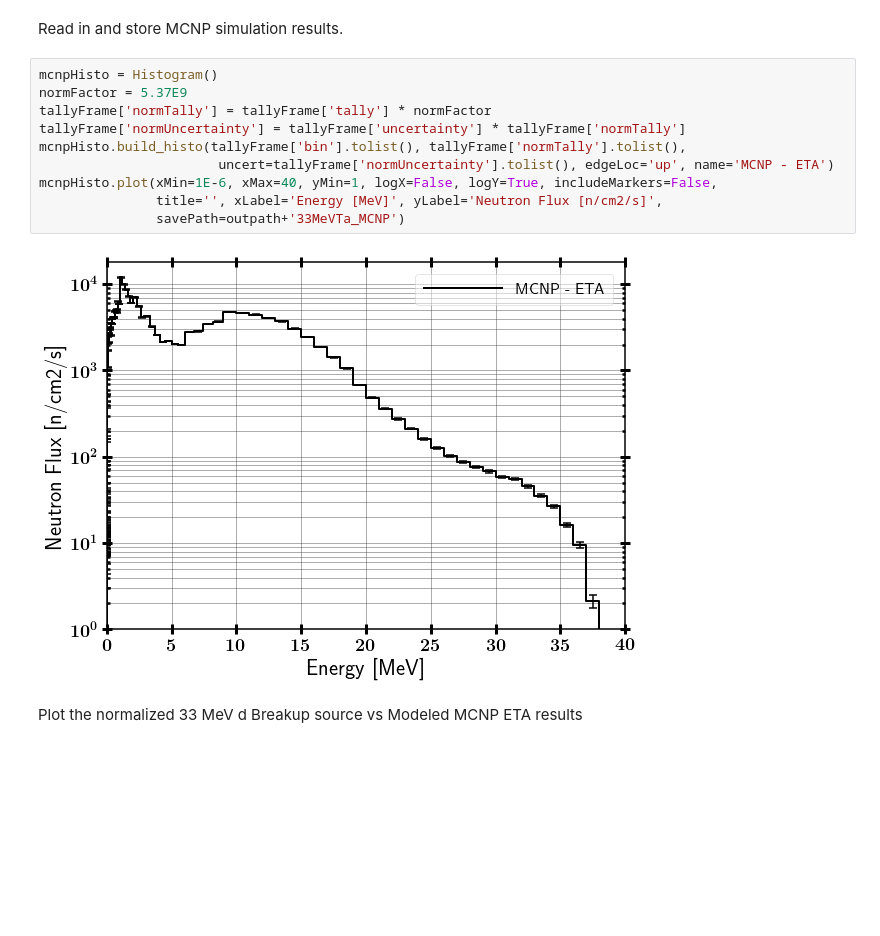
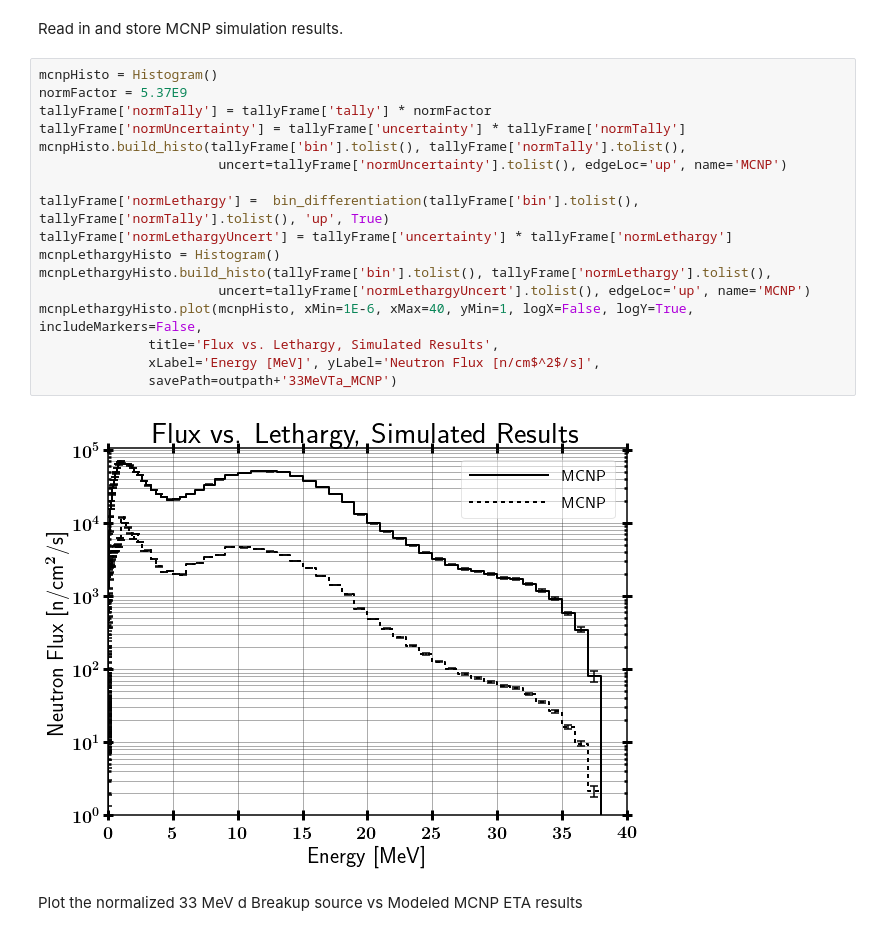
Before and after one commit to 2lambda123/88_Data, a Jupyter notebook: Experiments/Activation/33MeVTa_25Apr/Unfold/ETA/STAYSL_ETA_Input-&-Analysis.ipynb, the cells around one changed output. Saved outputs shown, nothing was run; the diff lists cells and outputs as text; blank space fills up the shorter version.

Commit message:
Added lethargic plots to ETA notebook

```diff
--- a/Experiments/Activation/33MeVTa_25Apr/Unfold/ETA/STAYSL_ETA_Input-&-Analysis.ipynb
+++ b/Experiments/Activation/33MeVTa_25Apr/Unfold/ETA/STAYSL_ETA_Input-&-Analysis.ipynb
@@ -179,15 +209,22 @@ Read in and store MCNP simulation results.
 # %%
 mcnpHisto = Histogram()
 normFactor = 5.37E9
 tallyFrame['normTally'] = tallyFrame['tally'] * normFactor
 tallyFrame['normUncertainty'] = tallyFrame['uncertainty'] * tallyFrame['normTally']
 mcnpHisto.build_histo(tallyFrame['bin'].tolist(), tallyFrame['normTally'].tolist(),
-                       uncert=tallyFrame['normUncertainty'].tolist(), edgeLoc='up', name='MCNP - ETA')
-mcnpHisto.plot(xMin=1E-6, xMax=40, yMin=1, logX=False, logY=True, includeMarkers=False,
-               title='', xLabel='Energy [MeV]', yLabel='Neutron Flux [n/cm2/s]',
-               savePath=outpath+'33MeVTa_MCNP')
+                       uncert=tallyFrame['normUncertainty'].tolist(), edgeLoc='up', name='MCNP')
+
+tallyFrame['normLethargy'] =  bin_differentiation(tallyFrame['bin'].tolist(), tallyFrame['normTally'].tolist(), 'up', True)
+tallyFrame['normLethargyUncert'] = tallyFrame['uncertainty'] * tallyFrame['normLethargy']
+mcnpLethargyHisto = Histogram()
+mcnpLethargyHisto.build_histo(tallyFrame['bin'].tolist(), tallyFrame['normLethargy'].tolist(),
+                       uncert=tallyFrame['normLethargyUncert'].tolist(), edgeLoc='up', name='MCNP')
+mcnpLethargyHisto.plot(mcnpHisto, xMin=1E-6, xMax=40, yMin=1, logX=False, logY=True, includeMarkers=False,
+              title='Flux vs. Lethargy, Simulated Results',
+              xLabel='Energy [MeV]', yLabel='Neutron Flux [n/cm$^2$/s]',
+              savePath=outpath+'33MeVTa_MCNP')
 # %% [output]
-[figure, old version]
+[figure, new version]
 # %% [markdown]
 Plot the normalized 33 MeV d Breakup source vs Modeled MCNP ETA results
 # %%
```
Also changed, not shown: parts of 10 cells of this notebook, 24 other files.
